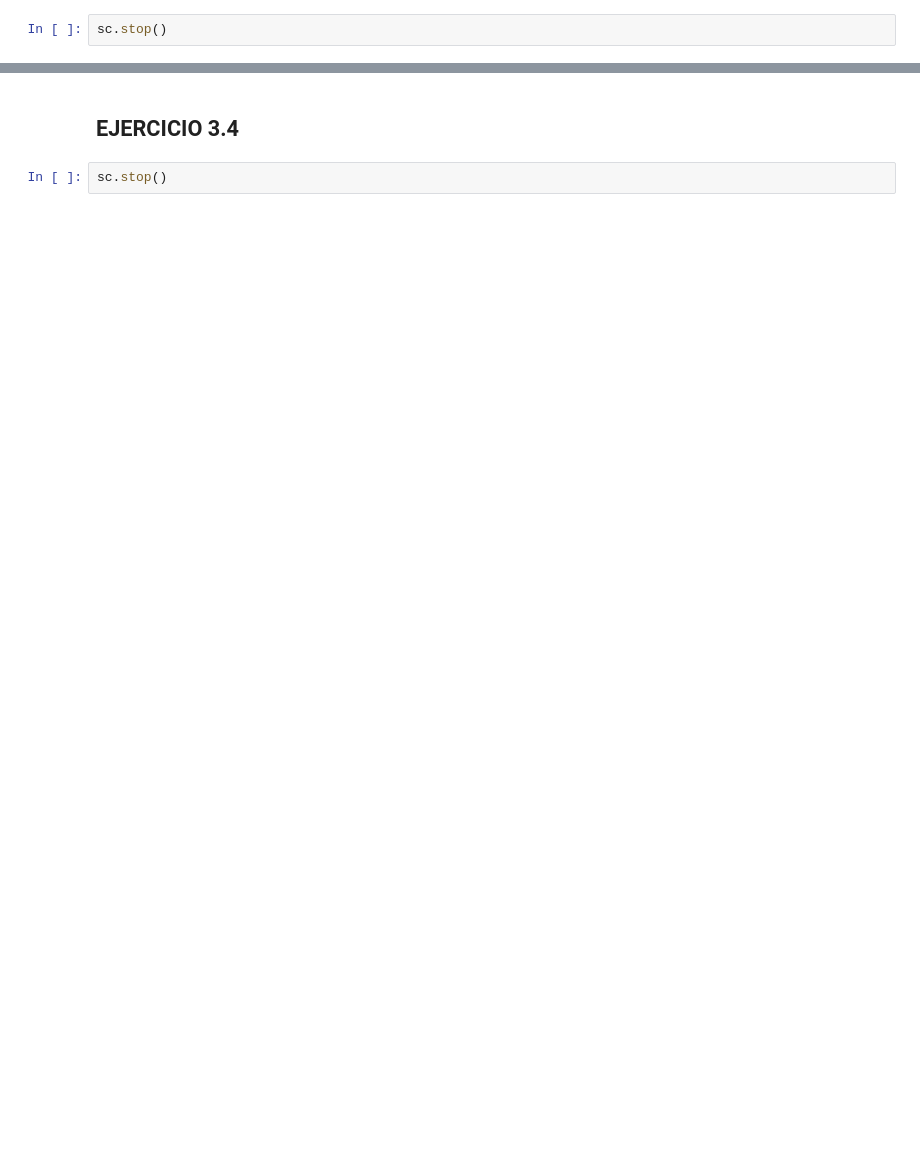
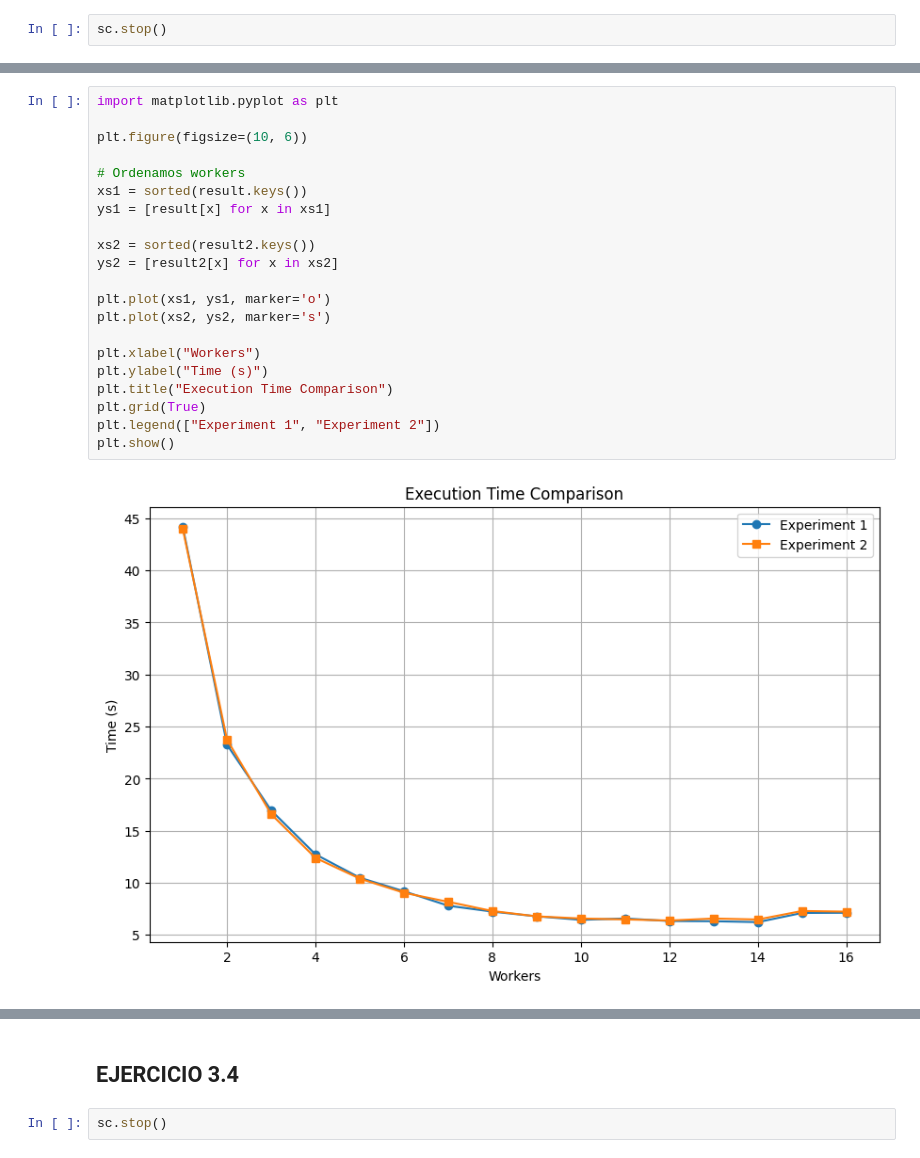
Before and after one commit to kzzazzk/ogvd_spark, a Jupyter notebook: Notebooks/ejercicio3.ipynb, the cells around one changed output, grey strips where cells are left out. Saved outputs shown, nothing was run; the diff lists cells and outputs as text; blank space fills up the shorter version.

```diff
--- a/Notebooks/ejercicio3.ipynb
+++ b/Notebooks/ejercicio3.ipynb
@@ -1238,0 +1256,23 @@ plt.show()
+# %%
+import matplotlib.pyplot as plt
+
+plt.figure(figsize=(10, 6))
+
+# Ordenamos workers
+xs1 = sorted(result.keys())
+ys1 = [result[x] for x in xs1]
+
+xs2 = sorted(result2.keys())
+ys2 = [result2[x] for x in xs2]
+
+plt.plot(xs1, ys1, marker='o')
+plt.plot(xs2, ys2, marker='s')
+
+plt.xlabel("Workers")
+plt.ylabel("Time (s)")
+plt.title("Execution Time Comparison")
+plt.grid(True)
+plt.legend(["Experiment 1", "Experiment 2"])
+plt.show()
+# %% [output]
+[figure, added]
```
Also changed, not shown: parts of 23 cells of this notebook.
